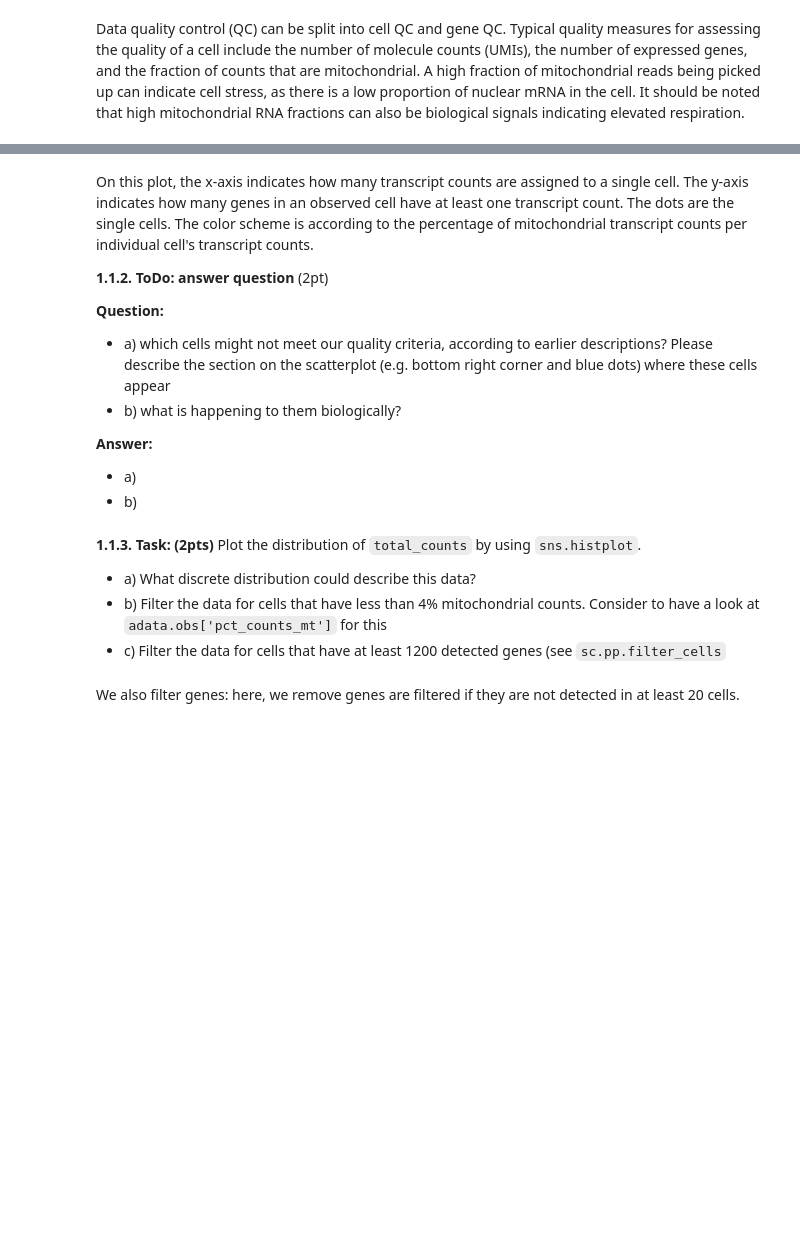
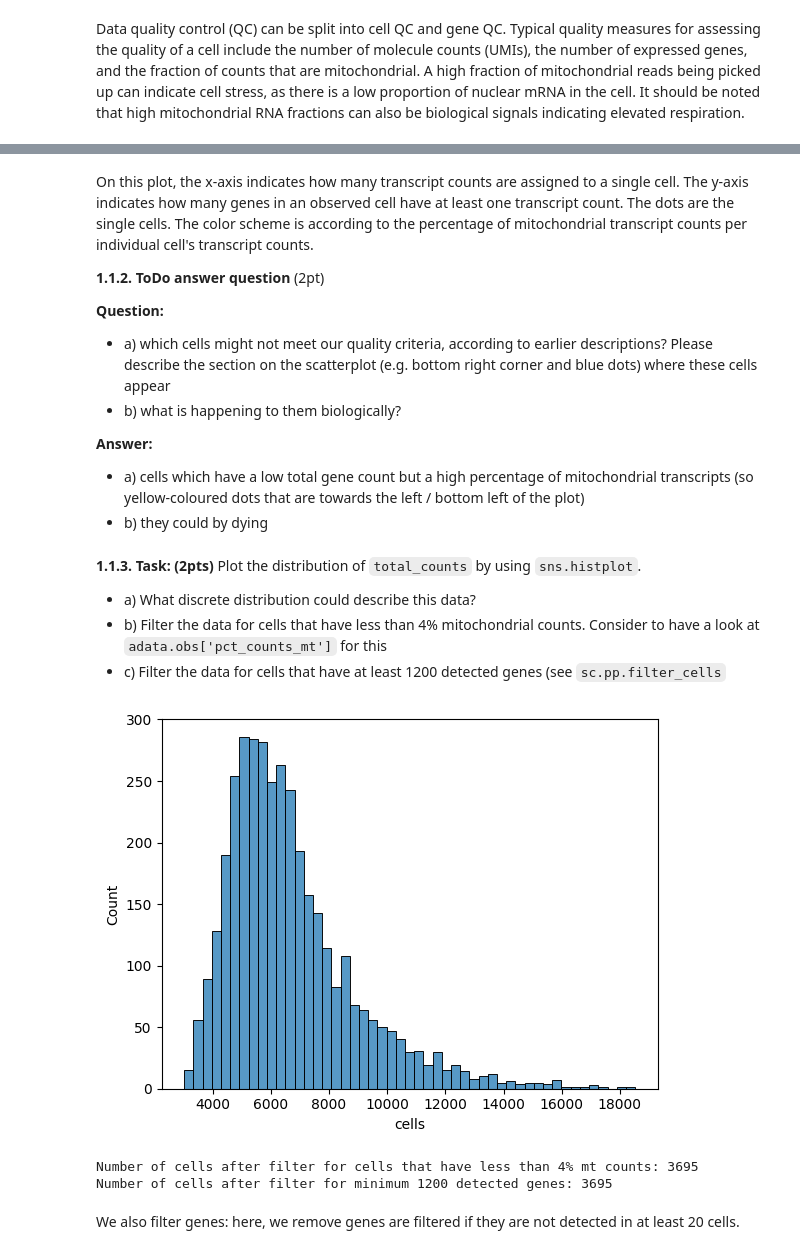
Before and after one commit to emmangoo/gobi, a Jupyter notebook: Semester/Exercise2/20251104_single_cell_analysis_course_exercises_students.ipynb, the cells around one changed output, grey strips where cells are left out. Cells and saved outputs as stored; diff of their text form; code cells hidden in the pictures; blank space fills up the shorter version.

```diff
--- a/Semester/Exercise2/20251104_single_cell_analysis_course_exercises_students.ipynb
+++ b/Semester/Exercise2/20251104_single_cell_analysis_course_exercises_students.ipynb
@@ -83,15 +77,15 @@ sc.pl.scatter(adata, x='total_counts', y='n_genes_by_counts', color='pct_counts_
 # %% [markdown]
 On this plot, the x-axis indicates how many transcript counts are assigned to a single cell. The y-axis indicates how many genes in an observed cell have at least one transcript count. The dots are the single cells. The color scheme is according to the percentage of mitochondrial transcript counts per individual cell's transcript counts.
 
-**1.1.2. ToDo: answer question** (2pt)
+**1.1.2. ToDo answer question** (2pt)
 
 **Question:**
 - a) which cells might not meet our quality criteria, according to earlier descriptions? Please describe the section on the scatterplot (e.g. bottom right corner and blue dots) where these cells appear
 - b) what is happening to them biologically?
 
 **Answer:**
-- a)
-- b)
+- a) cells which have a low total gene count but a high percentage of mitochondrial transcripts (so yellow-coloured dots that are towards the left / bottom left of the plot)
+- b) they could by dying
 # %% [markdown]
 **1.1.3. Task: (2pts)** Plot the distribution of `total_counts` by using `sns.histplot`.
 - a) What discrete distribution could describe this data?
@@ -102,3 +94,20 @@ On this plot, the x-axis indicates how many transcript counts are assigned to a
+# %%
+# done: Add code
+sns.histplot(data = adata.obs['total_counts'])
+plt.xlabel("cells")
+plt.show()
+
+# a) It looks like a Poisson distribution.
+# b)
+adata = adata[adata.obs['pct_counts_mt'] < 4].copy()
+print(f'Number of cells after filter for cells that have less than 4% mt counts: {adata.n_obs}')
+# c)
+sc.pp.filter_cells(adata, min_genes=1200)
+print(f'Number of cells after filter for minimum 1200 detected genes: {adata.n_obs}')
+# %% [output]
+[figure, added]
+Number of cells after filter for cells that have less than 4% mt counts: 3695
+Number of cells after filter for minimum 1200 detected genes: 3695
 # %% [markdown]
 We also filter genes: here, we remove genes are filtered if they are not detected in at least 20 cells.
 # %%
```
Also changed, not shown: parts of 20 cells of this notebook.
